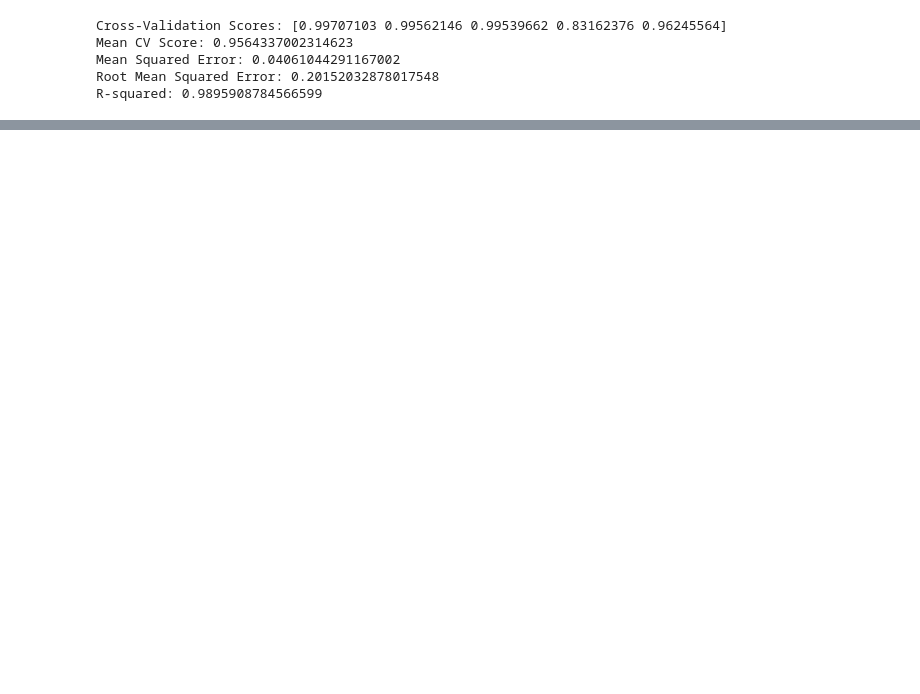
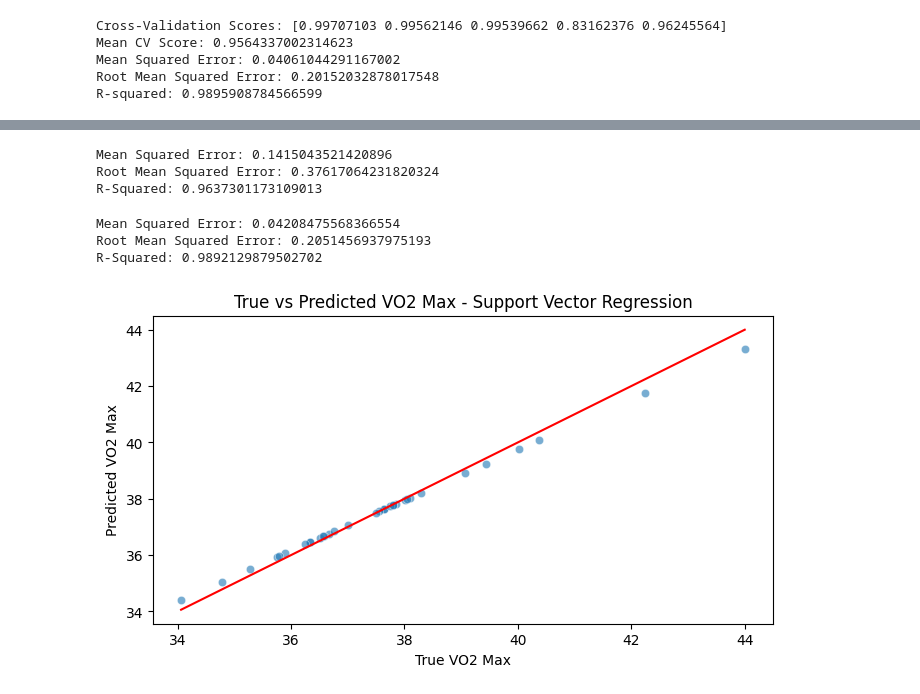
Before and after one commit to Redback-Operations/redback-fit-sports-performance, a Jupyter notebook: VO2max/VO2MAX.ipynb, the cells around one changed output, grey strips where cells are left out. Saved outputs shown, nothing was run; the diff lists cells and outputs as text; code cells hidden in the pictures; blank space fills up the shorter version.

```diff
--- a/VO2max/VO2MAX.ipynb
+++ b/VO2max/VO2MAX.ipynb
@@ -447,0 +554,57 @@ plt.show()
+# %%
+from sklearn.ensemble import GradientBoostingRegressor
+
+# Setting up predictive model using Gradient Boosting Regression with reduced input variables
+model_GBR = GradientBoostingRegressor(loss='squared_error', learning_rate=0.5, random_state=42)
+model_GBR.fit(X_min_train, y_train)
+
+# Predict on the testing set
+y_pred_GBR= model_GBR.predict(X_min_test)
+
+# Evaluate the model
+mse_GBR = mean_squared_error(y_test, y_pred_GBR)
+rmse_GBR = np.sqrt(mse_GBR)
+r2_GBR = r2_score(y_test, y_pred_GBR)
+
+print(f'Mean Squared Error: {mse_GBR}')
+print(f'Root Mean Squared Error: {rmse_GBR}')
+print(f'R-Squared: {r2_GBR}')
+# %% [output]
+Mean Squared Error: 0.1415043521420896
+Root Mean Squared Error: 0.37617064231820324
+R-Squared: 0.9637301173109013
+# %%
+from sklearn.svm import SVR
+
+# Setting up predictive model using Support Vector Regressor with reduced input variables
+model_SVR = SVR(kernel="linear", C=50, gamma="scale")
+model_SVR.fit(X_min_train, y_train)
+
+# Predict on the testing set
+y_pred_SVR= model_SVR.predict(X_min_test)
+
+# Evaluate the model
+mse_SVR = mean_squared_error(y_test, y_pred_SVR)
+rmse_SVR = np.sqrt(mse_SVR)
+r2_SVR = r2_score(y_test, y_pred_SVR)
+
+print(f'Mean Squared Error: {mse_SVR}')
+print(f'Root Mean Squared Error: {rmse_SVR}')
+print(f'R-Squared: {r2_SVR}')
+# %% [output]
+Mean Squared Error: 0.04208475568366554
+Root Mean Squared Error: 0.2051456937975193
+R-Squared: 0.9892129879502702
+# %%
+# The Support Vector Regression model shows high accuracy, comparable with the Random Forest Regression.
+
+# Plotting the true vs predicted values for predictive model using Support Vector Regression
+plt.figure(figsize=(8, 4))
+sns.scatterplot(x= y_test, y= y_pred_SVR, alpha=0.6)
+sns.lineplot(x= y_test, y= y_test, color='red')
+plt.xlabel('True VO2 Max')
+plt.ylabel('Predicted VO2 Max')
+plt.title('True vs Predicted VO2 Max - Support Vector Regression')
+plt.show()
+# %% [output]
+[figure, added]
```
Also changed, not shown: parts of 13 cells of this notebook.
